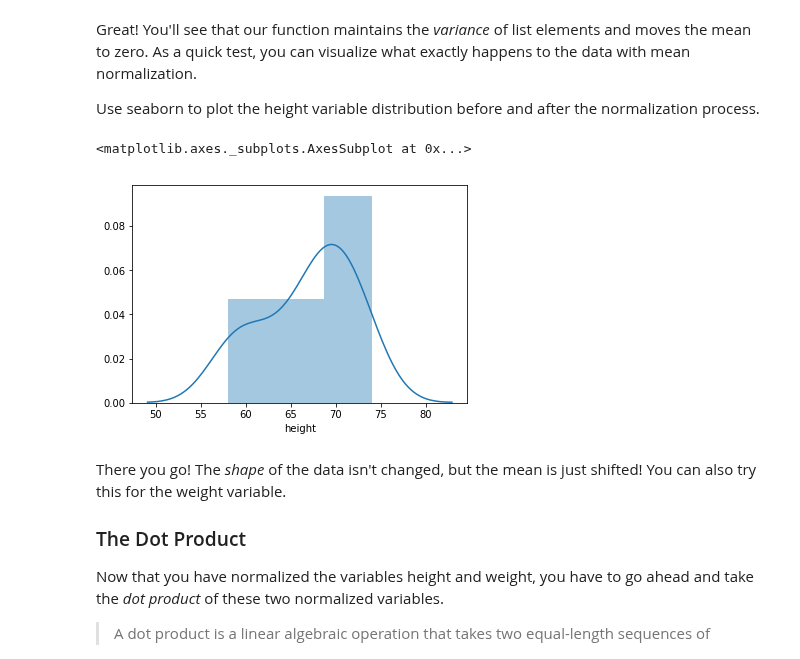
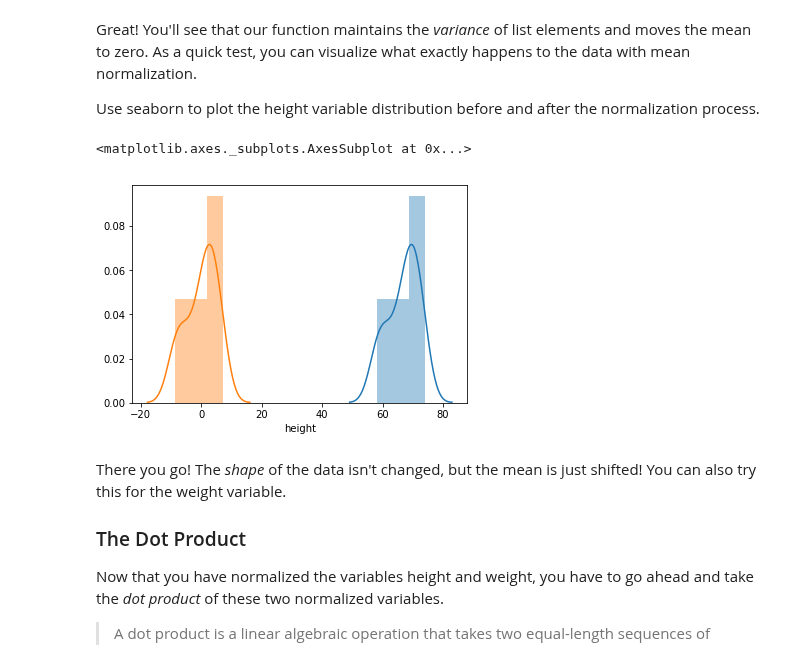
Before and after one commit to 16kesun/dsc-correlation-covariance-lab-nyc-ds-082619, a Jupyter notebook: index.ipynb, the cells around one changed output. Cells and saved outputs as stored; diff of their text form; code cells hidden in the pictures.

```diff
--- a/index.ipynb
+++ b/index.ipynb
@@ -104,10 +104,10 @@ Use seaborn to plot the height variable distribution before and after the normal
 import seaborn as sns
 # %%
 sns.distplot(df.height)
-sns.distplot(mean_normalize())
+sns.distplot(mean_normalize(df.height))
 # %% [output]
 <matplotlib.axes._subplots.AxesSubplot at 0x...>
-[figure, old version]
+[figure, new version]
 # %% [markdown]
 There you go! The _shape_ of the data isn't changed, but the mean is just shifted! You can also try this for the weight variable.
 
```
